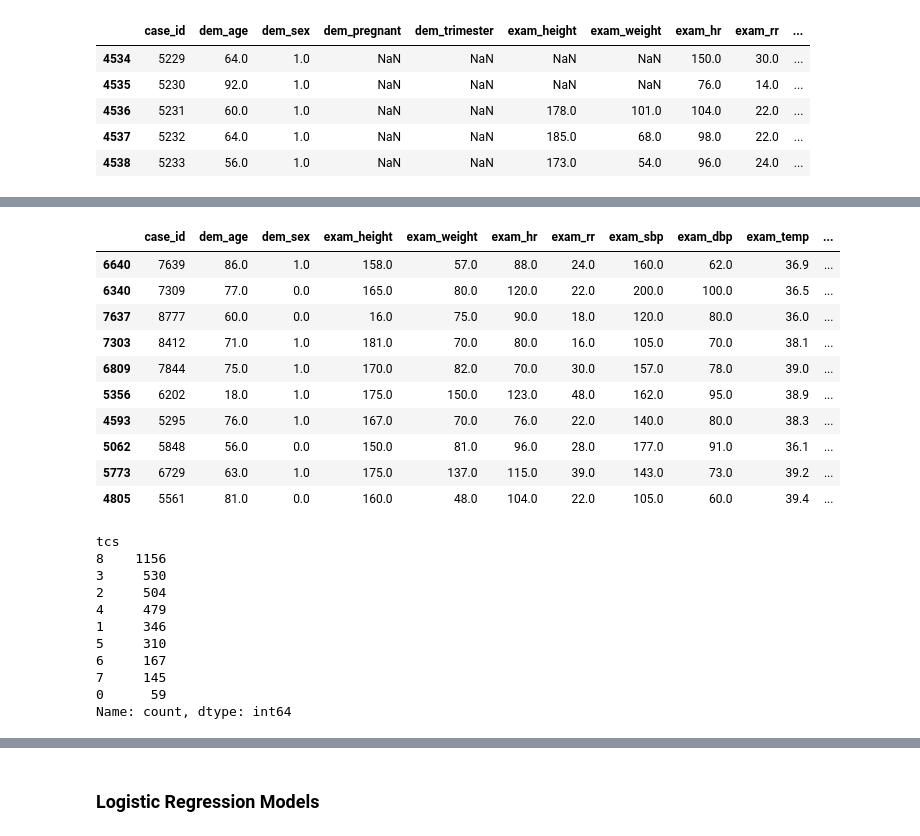
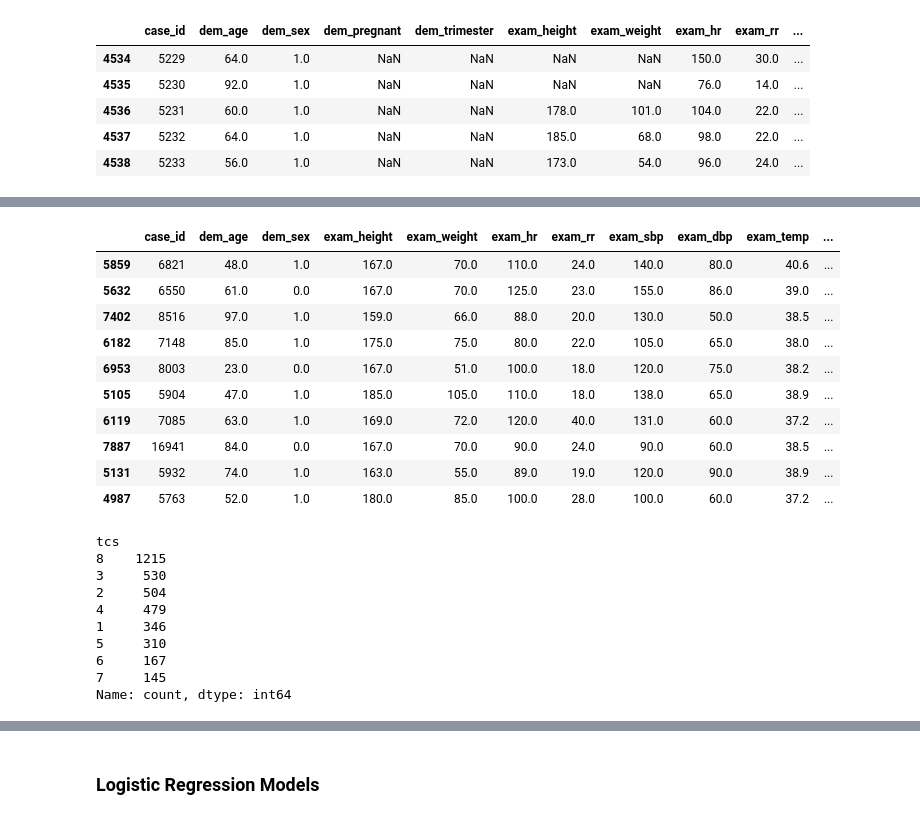
Before and after one commit to typjohnson/DataDetectives, a Jupyter notebook: Mini Project - CAPO/capo.ipynb, the cells around one changed output, grey strips where cells are left out. Cells and saved outputs as stored; diff of their text form; code cells hidden in the pictures.

```diff
--- a/Mini Project - CAPO/capo.ipynb
+++ b/Mini Project - CAPO/capo.ipynb
@@ -146,0 +108,3 @@ df.sample(10)
+# %%
+#dropping exam_02sat because documentation suggested
+df = df.drop(columns=['exam_o2sat','exam_o2satvalue'])
@@ -147,35 +132,35 @@ df.sample(10)
 # %%
 #Creating TCS Column and setting and initial value
 df['tcs'] = -1
 
 for day in range(8):
 
     cols = [f"day{day}test___cough", f"day{day}test___afebrile", f"day{day}test___wbc", f"day{day}test___oral"]
 
     if all(col in df.columns for col in cols):
         total = df[cols[0]] + df[cols[1]] + df[cols[2]] + df[cols[3]]
         df.loc[(total == 4) & (df['tcs'] == -1), 'tcs'] = day
 #If TCS is -1 still, right-censoring following the for loop to make it 8
 df.loc[df['tcs'] == -1, 'tcs'] = 8
-
+df.loc[df['tcs'] == 0, 'tcs'] = 8
 df.sample(10)
 # %% [output]
 |  | case_id | dem_age | dem_sex | exam_height | exam_weight | exam_hr | exam_rr | exam_sbp | exam_dbp | exam_temp | ... |
-| 6640 | 7639 | 86.0 | 1.0 | 158.0 | 57.0 | 88.0 | 24.0 | 160.0 | 62.0 | 36.9 | ... |
-| 6340 | 7309 | 77.0 | 0.0 | 165.0 | 80.0 | 120.0 | 22.0 | 200.0 | 100.0 | 36.5 | ... |
-| 7637 | 8777 | 60.0 | 0.0 | 16.0 | 75.0 | 90.0 | 18.0 | 120.0 | 80.0 | 36.0 | ... |
-| 7303 | 8412 | 71.0 | 1.0 | 181.0 | 70.0 | 80.0 | 16.0 | 105.0 | 70.0 | 38.1 | ... |
-| 6809 | 7844 | 75.0 | 1.0 | 170.0 | 82.0 | 70.0 | 30.0 | 157.0 | 78.0 | 39.0 | ... |
-| 5356 | 6202 | 18.0 | 1.0 | 175.0 | 150.0 | 123.0 | 48.0 | 162.0 | 95.0 | 38.9 | ... |
-| 4593 | 5295 | 76.0 | 1.0 | 167.0 | 70.0 | 76.0 | 22.0 | 140.0 | 80.0 | 38.3 | ... |
-| 5062 | 5848 | 56.0 | 0.0 | 150.0 | 81.0 | 96.0 | 28.0 | 177.0 | 91.0 | 36.1 | ... |
-| 5773 | 6729 | 63.0 | 1.0 | 175.0 | 137.0 | 115.0 | 39.0 | 143.0 | 73.0 | 39.2 | ... |
-| 4805 | 5561 | 81.0 | 0.0 | 160.0 | 48.0 | 104.0 | 22.0 | 105.0 | 60.0 | 39.4 | ... |
+| 5859 | 6821 | 48.0 | 1.0 | 167.0 | 70.0 | 110.0 | 24.0 | 140.0 | 80.0 | 40.6 | ... |
+| 5632 | 6550 | 61.0 | 0.0 | 167.0 | 70.0 | 125.0 | 23.0 | 155.0 | 86.0 | 39.0 | ... |
+| 7402 | 8516 | 97.0 | 1.0 | 159.0 | 66.0 | 88.0 | 20.0 | 130.0 | 50.0 | 38.5 | ... |
+| 6182 | 7148 | 85.0 | 1.0 | 175.0 | 75.0 | 80.0 | 22.0 | 105.0 | 65.0 | 38.0 | ... |
+| 6953 | 8003 | 23.0 | 0.0 | 167.0 | 51.0 | 100.0 | 18.0 | 120.0 | 75.0 | 38.2 | ... |
+| 5105 | 5904 | 47.0 | 1.0 | 185.0 | 105.0 | 110.0 | 18.0 | 138.0 | 65.0 | 38.9 | ... |
+| 6119 | 7085 | 63.0 | 1.0 | 169.0 | 72.0 | 120.0 | 40.0 | 131.0 | 60.0 | 37.2 | ... |
+| 7887 | 16941 | 84.0 | 0.0 | 167.0 | 70.0 | 90.0 | 24.0 | 90.0 | 60.0 | 38.5 | ... |
+| 5131 | 5932 | 74.0 | 1.0 | 163.0 | 55.0 | 89.0 | 19.0 | 120.0 | 90.0 | 38.9 | ... |
+| 4987 | 5763 | 52.0 | 1.0 | 180.0 | 85.0 | 100.0 | 28.0 | 100.0 | 60.0 | 37.2 | ... |
 # %%
 df['tcs'].value_counts()
 # %% [output]
 tcs
-8    1156
+8    1215
 3     530
 2     504
 4     479
@@ -183,6 +168,5 @@ tcs
 5     310
 6     167
 7     145
-0      59
 Name: count, dtype: int64
 # %%
```
Also changed, not shown: parts of 32 cells of this notebook.
